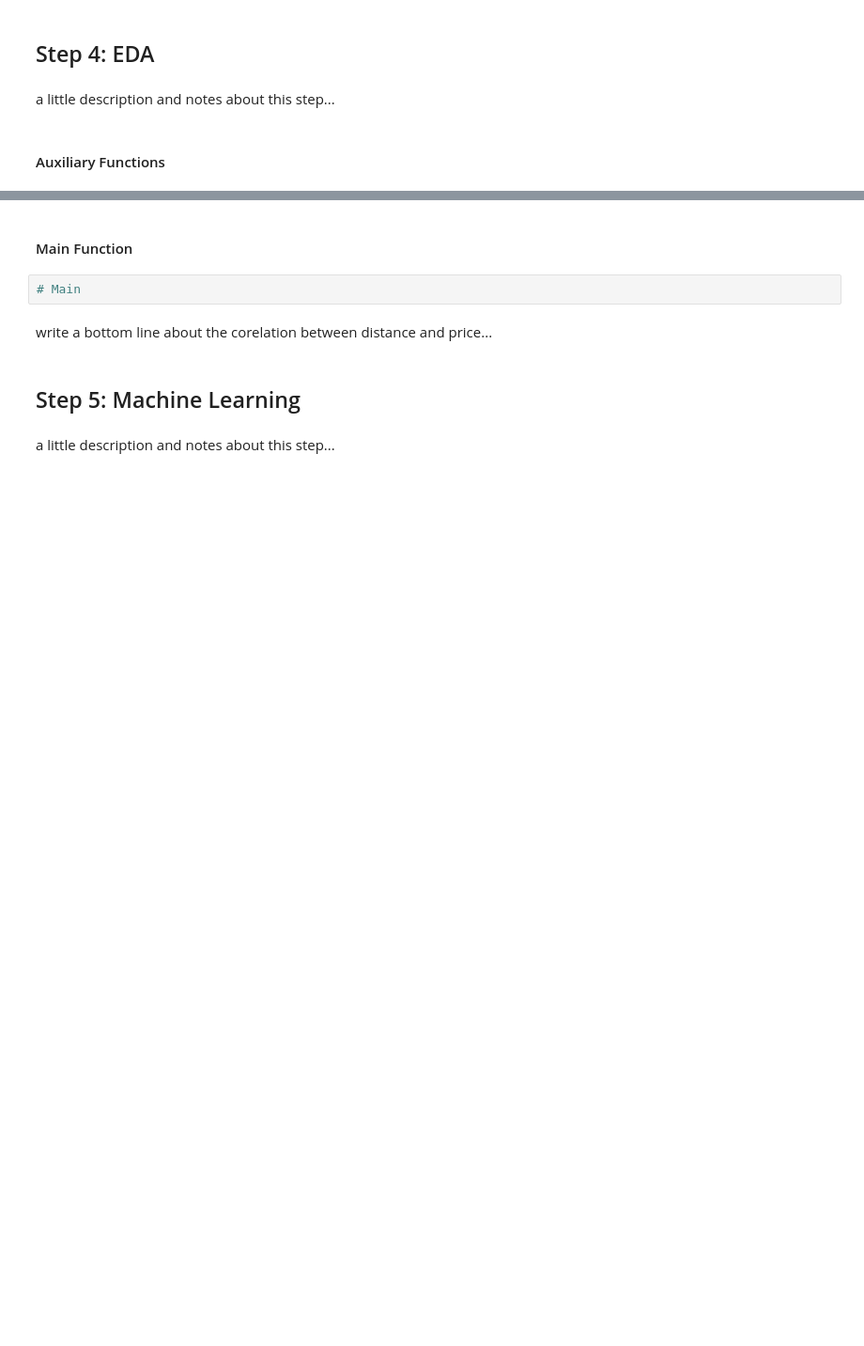
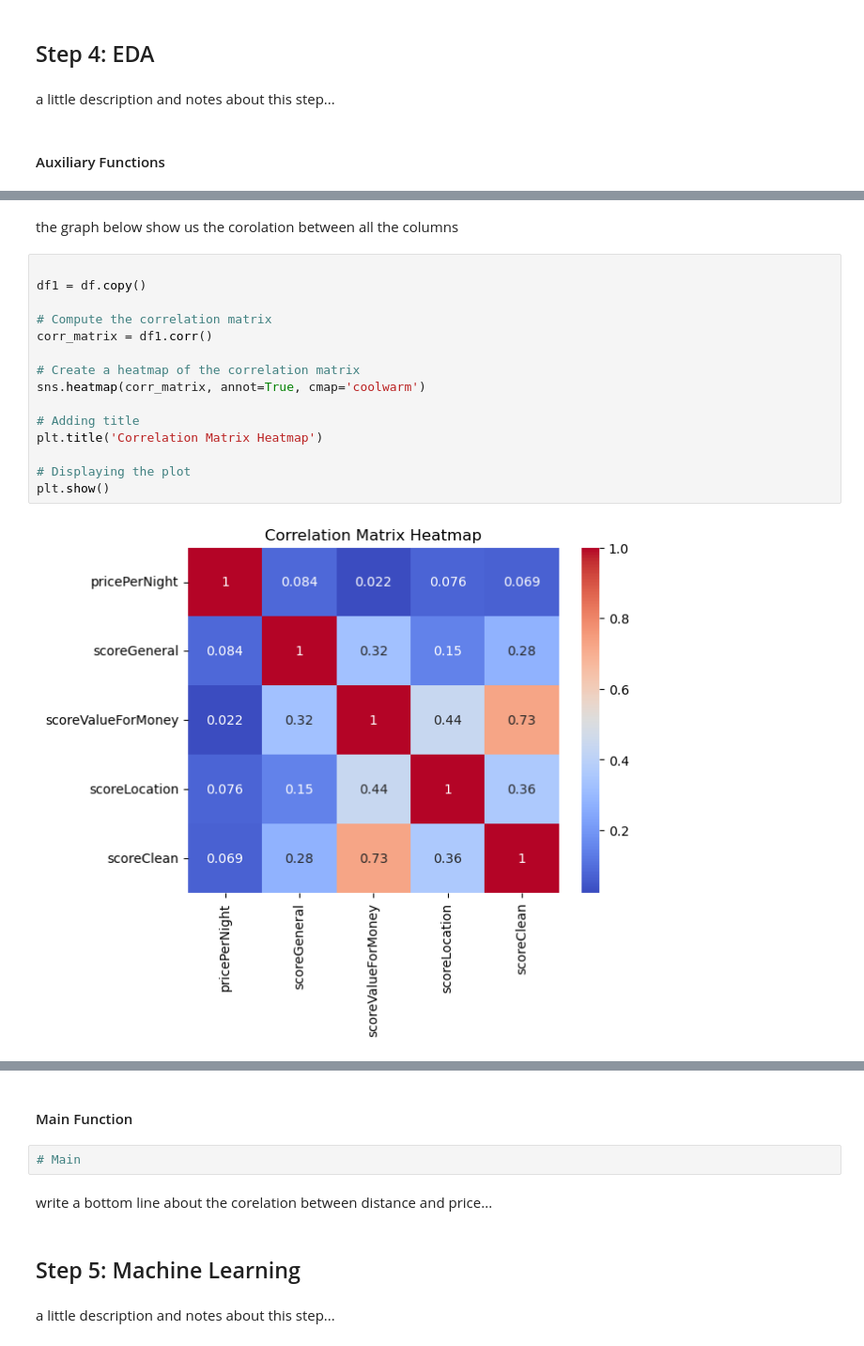
Before and after one commit to yarin-cohen02/dataScienceProject, a Jupyter notebook: project.ipynb, the cells around one changed output, grey strips where cells are left out. Shown at 94% size. Drawn from its saved outputs; the diff is of its cells as text; blank space fills up the shorter version.

```diff
--- a/project.ipynb
+++ b/project.ipynb
@@ -697,0 +794,19 @@ a little description and notes about this step...
+# %% [markdown]
+the graph below show us the corolation between all the columns
+# %%
+
+df1 = df.copy()
+
+# Compute the correlation matrix
+corr_matrix = df1.corr()
+
+# Create a heatmap of the correlation matrix
+sns.heatmap(corr_matrix, annot=True, cmap='coolwarm')
+
+# Adding title
+plt.title('Correlation Matrix Heatmap')
+
+# Displaying the plot
+plt.show()
+# %% [output]
+[figure, added]
```
Also changed, not shown: parts of 18 cells of this notebook, 1 other file.
